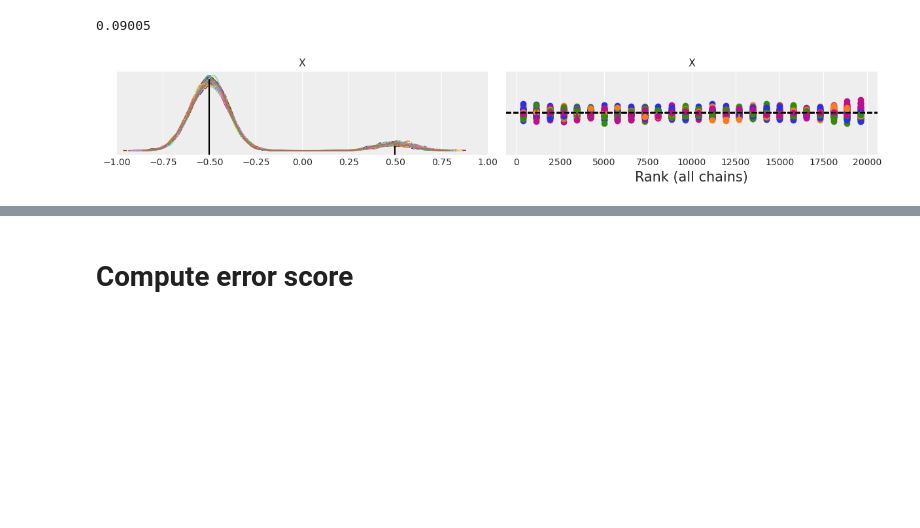
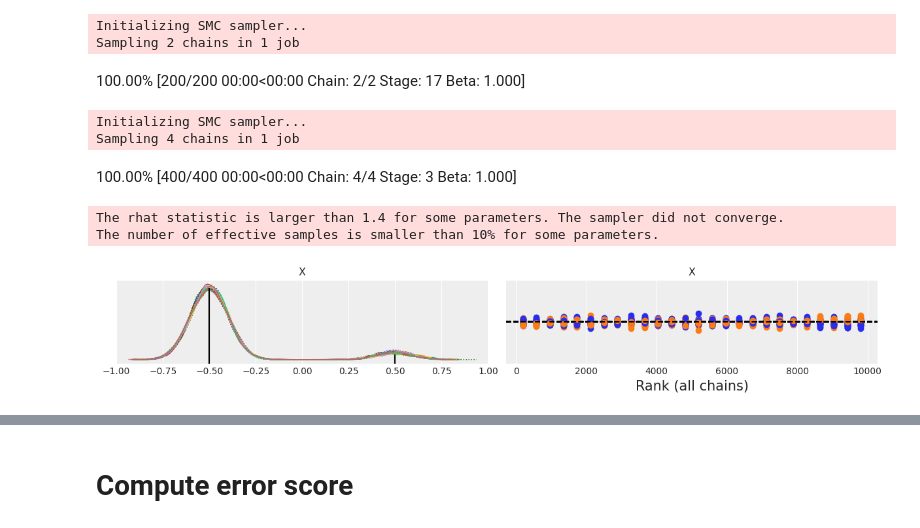
Before and after one commit to Grupo-de-modelado-probabilista/SMC_diagnostics, a Jupyter notebook: SMC_tests.ipynb, the cells around one changed output, grey strips where cells are left out. Saved outputs shown, nothing was run; the diff lists cells and outputs as text; code cells hidden in the pictures; blank space fills up the shorter version.

Commit message:
initial examples with hmc

```diff
--- a/SMC_tests.ipynb
+++ b/SMC_tests.ipynb
@@ -38,5 +40,3 @@ with pm.Model() as model:
                    upper=2. * np.ones_like(mu1),
                    testval=-1. * np.ones_like(mu1))
     llk = pm.Potential('llk', two_gaussians(X))
-
-    idata_smc = pm.sample_smc(5000)
@@ -47,9 +55,33 @@ Sampling 4 chains in 4 jobs
+# %%
+with model:
+    idata_smc = pm.sample_smc(5000, cores=1, progressbar=True)
+# %% [output]
+Initializing SMC sampler...
+Sampling 2 chains in 1 job
+100.00% [200/200 00:00<00:00 Chain: 2/2 Stage: 17 Beta: 1.000]
+# %%
+with model:
+    idata_smc_hmc = pm.sample_smc(100, kernel=pm.smc.HMC,
+                                  n_steps=15,
+                                  path_length=10,
+                                  max_steps=16,
+                                  vars=None,
+                                  cores=1,
+                                  chains=4)
+# %% [output]
+Initializing SMC sampler...
+Sampling 4 chains in 1 job
+100.00% [400/400 00:00<00:00 Chain: 4/4 Stage: 3 Beta: 1.000]
+The rhat statistic is larger than 1.4 for some parameters. The sampler did not converge.
+The number of effective samples is smaller than 10% for some parameters.
 # %%
-ax = az.plot_trace(idata_smc, compact=True, kind="rank_vlines")
-ax[0, 0].axvline(-0.5, 0, .9, color="k")
-ax[0, 0].axvline(0.5, 0, 0.1, color="k")
-ax[0, 0].set_xlim(-1, 1)
-np.mean(idata_smc.posterior["X"] > 0).item()
+def results(idata):
+    ax = az.plot_trace(idata, compact=True, kind="rank_vlines")
+    ax[0, 0].axvline(-0.5, 0, .9, color="k")
+    ax[0, 0].axvline(0.5, 0, 0.1, color="k")
+    ax[0, 0].set_xlim(-1, 1)
+    np.mean(idata.posterior["X"] > 0).item()
-# %% [output]
-0.09005
-[figure, removed]
+# %%
+results(idata_smc)
+# %% [output]
+[figure, added]
```
Also changed, not shown: parts of 16 cells of this notebook.
